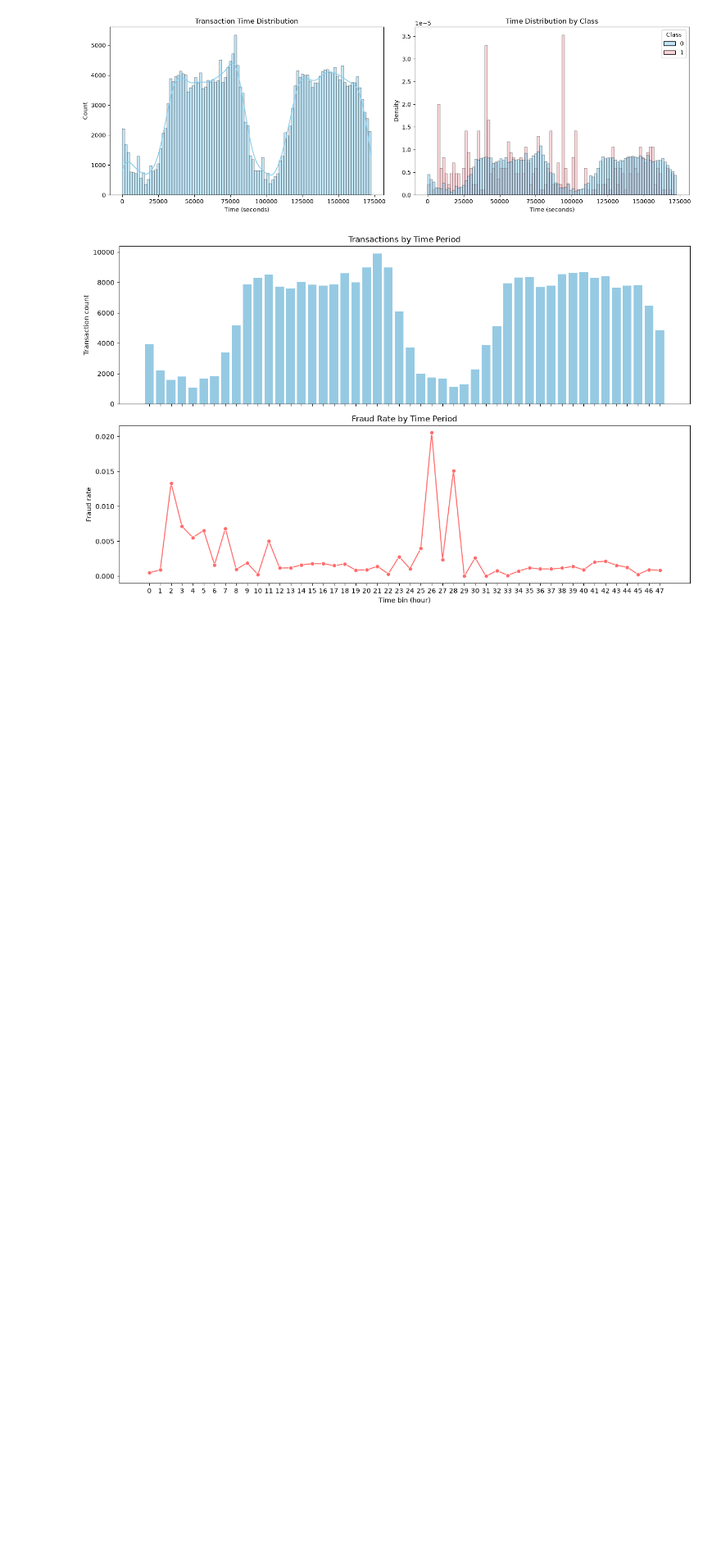
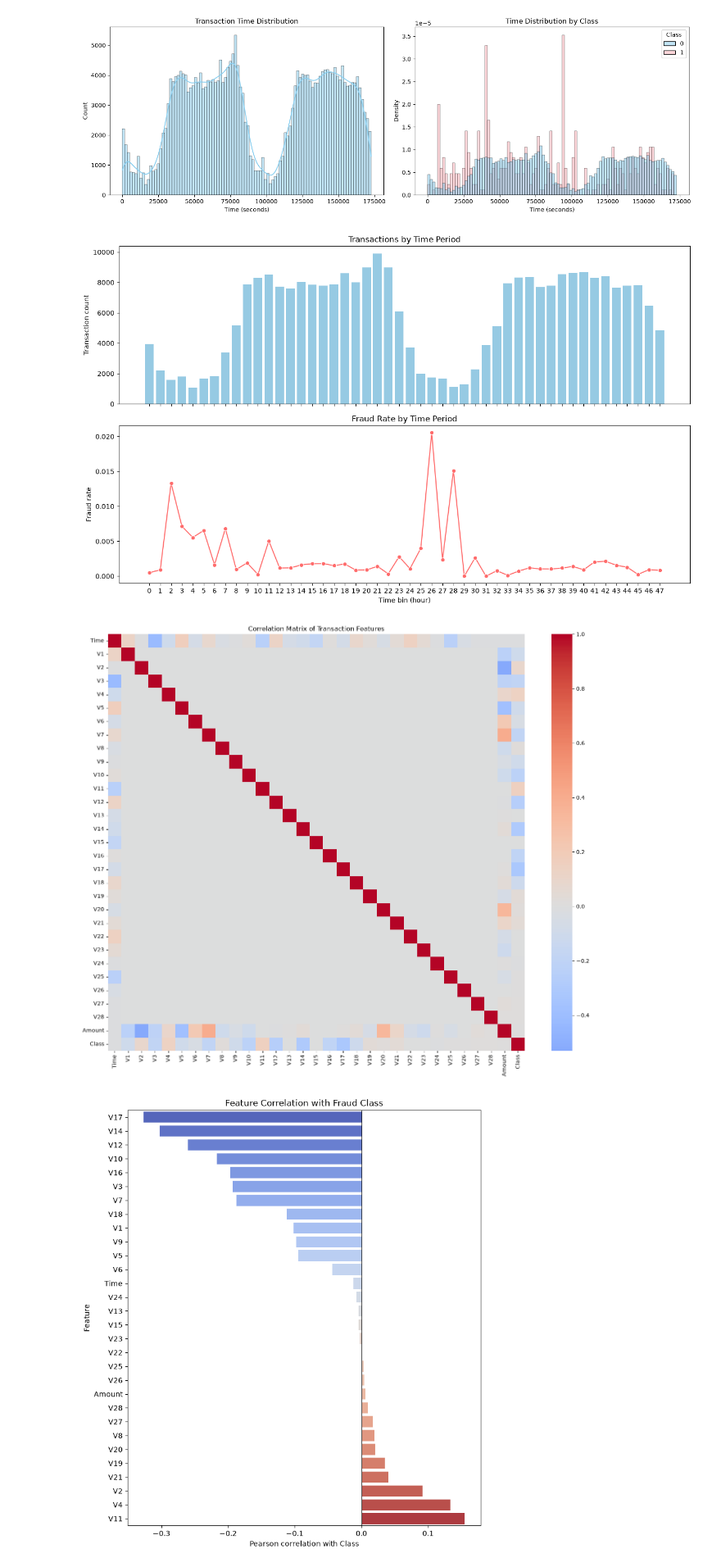
Before and after one commit to hamyphng/credit-card-fraud-detection, a Jupyter notebook: notebooks/01_eda.ipynb, the cells around one changed output. Shown at 82% size. Cells and saved outputs as stored; diff of their text form; code cells hidden in the pictures; blank space fills up the shorter version.

```diff
--- a/notebooks/01_eda.ipynb
+++ b/notebooks/01_eda.ipynb
@@ -190,3 +200,33 @@ plt.tight_layout()
 plt.show()
 # %% [output]
 [figure]
+# %%
+# 7. Feature correlation with the fraud label
+# The full matrix shows feature relationships; the bar chart makes Class correlations readable.
+correlation_matrix = df.corr(numeric_only=True)
+
+plt.figure(figsize=(18, 14))
+sns.heatmap(correlation_matrix, cmap="coolwarm", center=0, square=True)
+plt.title("Correlation Matrix of Transaction Features")
+plt.show()
+
+class_correlations = correlation_matrix["Class"].drop("Class").sort_values()
+plt.figure(figsize=(8, 9))
+sns.barplot(
+    x=class_correlations.values,
+    y=class_correlations.index,
+    hue=class_correlations.index,
+    palette="coolwarm",
+    legend=False,
+)
+plt.axvline(0, color="black", linewidth=0.8)
+plt.title("Feature Correlation with Fraud Class")
+plt.xlabel("Pearson correlation with Class")
+plt.ylabel("Feature")
+plt.tight_layout()
+plt.show()
+
+display(class_correlations.rename("correlation_with_class").to_frame())
+# %% [output]
+[figure, added]
+[figure, added]
```
Also changed, not shown: parts of 3 cells of this notebook, 3 other files.
